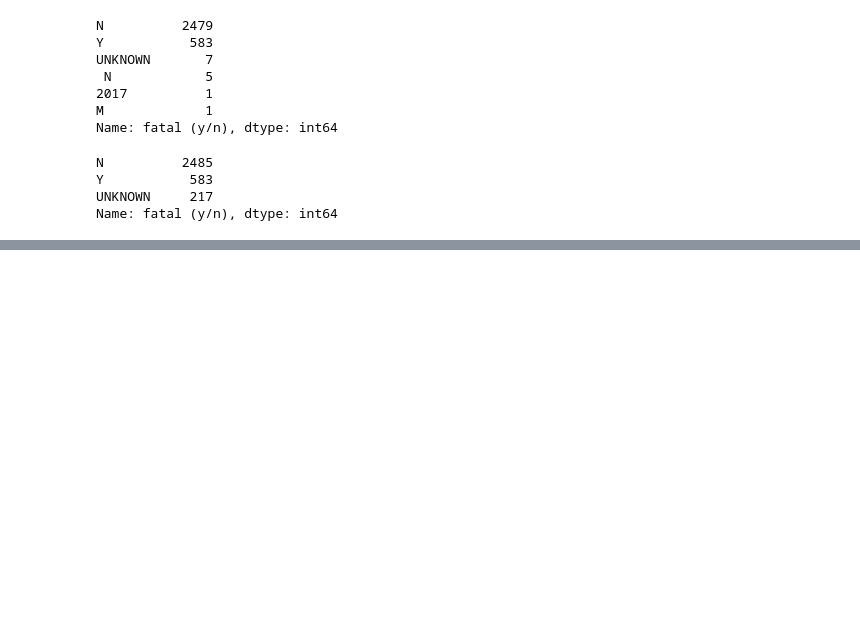
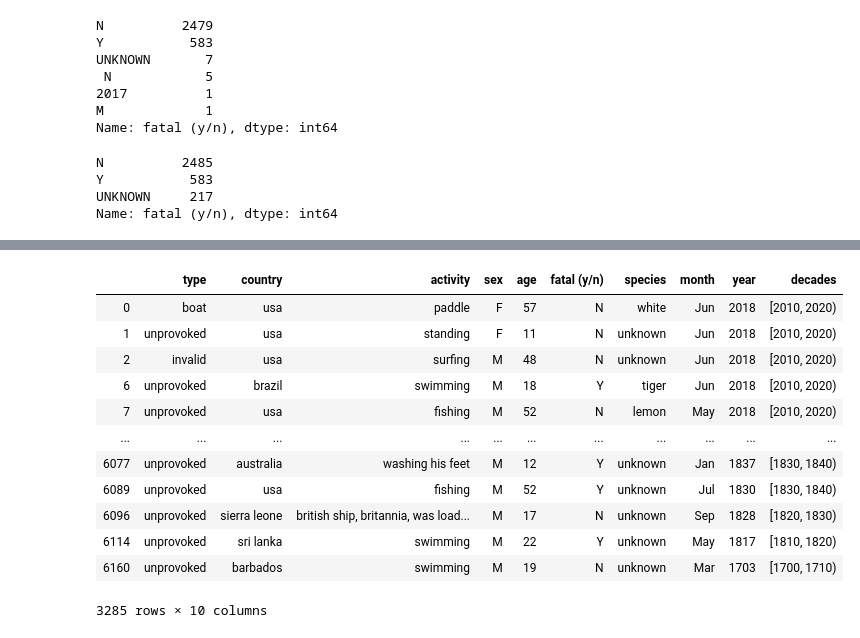
Before and after one commit to diego-florez/Global-Shark-Attacks, a Jupyter notebook: global-sharks-attack-cleaning.ipynb, the cells around one changed output, grey strips where cells are left out. Cells and saved outputs as stored; diff of their text form; code cells hidden in the pictures; blank space fills up the shorter version.

Commit message:
df_clean

```diff
--- a/global-sharks-attack-cleaning.ipynb
+++ b/global-sharks-attack-cleaning.ipynb
@@ -578,0 +587,17 @@ meter todas las clean en func.py y exportar csv con datos limpios para analizar
+# %%
+df_clean = df
+df_clean
+# %% [output]
+|  | type | country | activity | sex | age | fatal (y/n) | species | month | year | decades |
+| 0 | boat | usa | paddle | F | 57 | N | white | Jun | 2018 | [2010, 2020) |
+| 1 | unprovoked | usa | standing | F | 11 | N | unknown | Jun | 2018 | [2010, 2020) |
+| 2 | invalid | usa | surfing | M | 48 | N | unknown | Jun | 2018 | [2010, 2020) |
+| 6 | unprovoked | brazil | swimming | M | 18 | Y | tiger | Jun | 2018 | [2010, 2020) |
+| 7 | unprovoked | usa | fishing | M | 52 | N | lemon | May | 2018 | [2010, 2020) |
+| ... | ... | ... | ... | ... | ... | ... | ... | ... | ... | ... |
+| 6077 | unprovoked | australia | washing his feet | M | 12 | Y | unknown | Jan | 1837 | [1830, 1840) |
+| 6089 | unprovoked | usa | fishing | M | 52 | Y | unknown | Jul | 1830 | [1830, 1840) |
+| 6096 | unprovoked | sierra leone | british ship, britannia, was load... | M | 17 | N | unknown | Sep | 1828 | [1820, 1830) |
+| 6114 | unprovoked | sri lanka | swimming | M | 22 | Y | unknown | May | 1817 | [1810, 1820) |
+| 6160 | unprovoked | barbados | swimming | M | 19 | N | unknown | Mar | 1703 | [1700, 1710) |
+3285 rows × 10 columns
```
Also changed, not shown: parts of 16 cells of this notebook, 1 other file.
